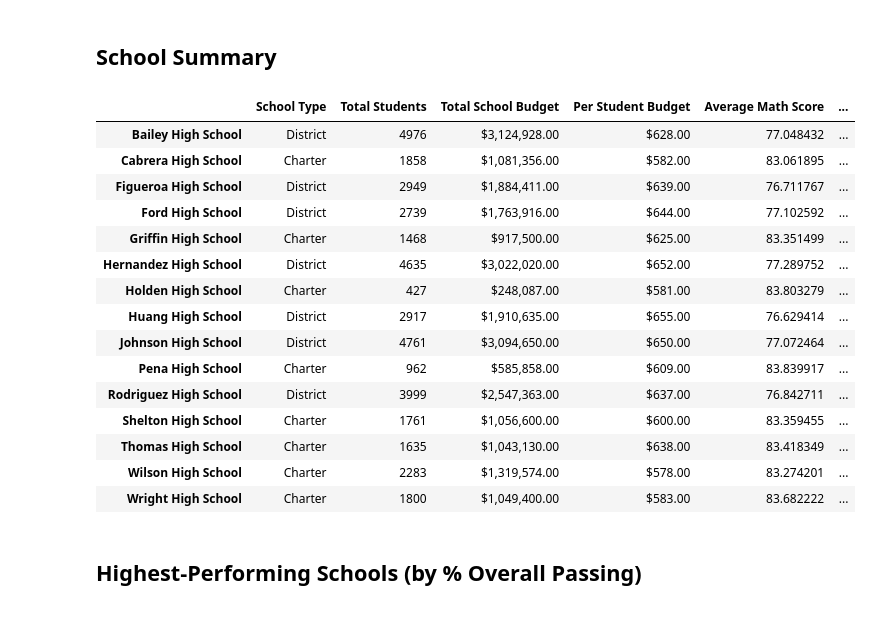
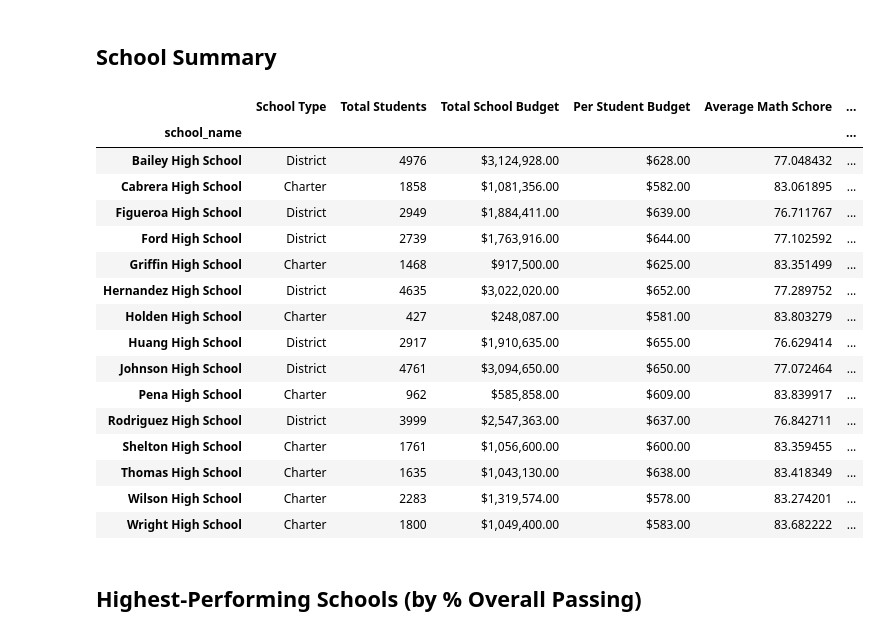
Before and after one commit to jonahkopp/pandas-challenge, a Jupyter notebook: PyCitySchools/PyCitySchools_starter.ipynb, the cells around one changed output. Cells and saved outputs as stored; diff of their text form; code cells hidden in the pictures.

Commit message:
School level analysis coding complete

```diff
--- a/PyCitySchools/PyCitySchools_starter.ipynb
+++ b/PyCitySchools/PyCitySchools_starter.ipynb
@@ -113,19 +116,19 @@ per_school_counts =
 # %%
 # Calculate the total school budget and per capita spending per school
-per_school_budget =
-per_school_capita =
+per_school_budget = school_group["budget"].first()
+per_school_capita = per_school_budget/per_school_counts
 # %%
 # Calculate the average test scores per school
-per_school_math =
-per_school_reading =
+per_school_math = school_group["math_score"].mean()
+per_school_reading = school_group["reading_score"].mean()
 # %%
 # Calculate the number of students per school with math scores of 70 or higher
-students_passing_math =
-school_students_passing_math =
+students_passing_math = school_data_complete[(school_data_complete["math_score"] >= 70)]["Student ID"].count()
+school_students_passing_math = school_data_complete[(school_data_complete["math_score"] >= 70)].groupby("school_name")["Student ID"].count()
 # %%
 # Calculate the number of students per school with reading scores of 70 or higher
-students_passing_reading =
-school_students_passing_reading =
+students_passing_reading = school_data_complete[(school_data_complete["reading_score"] >= 70)]["Student ID"].count()
+school_students_passing_reading = school_data_complete[(school_data_complete["reading_score"] >= 70)].groupby("school_name")["Student ID"].count()
 # %%
 # Use the provided code to calculate the number of students per school that passed both math and reading with scores of 70 or higher
 students_passing_math_and_reading = school_data_complete[
@@ -139,16 +142,25 @@ per_school_passing_reading = school_students_passing_reading / per_school_counts
 overall_passing_rate = school_students_passing_math_and_reading / per_school_counts * 100
 # %%
 # Create a DataFrame called `per_school_summary` with columns for the calculations above.
-per_school_summary =
+per_school_summary = pd.DataFrame({"School Type":school_types,
+                                   "Total Students":per_school_counts,
+                                   "Total School Budget":per_school_budget,
+                                   "Per Student Budget":per_school_capita,
+                                   "Average Math Schore":per_school_math,
+                                   "Average Reading Score":per_school_reading,
+                                   "% Passing Math":per_school_passing_math,
+                                   "% Passing Reading":per_school_passing_reading,
+                                   "% Overall Passing":overall_passing_rate})
 
 # Formatting
 per_school_summary["Total School Budget"] = per_school_summary["Total School Budget"].map("${:,.2f}".format)
 per_school_summary["Per Student Budget"] = per_school_summary["Per Student Budget"].map("${:,.2f}".format)
 
 # Display the DataFrame
 per_school_summary
 # %% [output]
-|  | School Type | Total Students | Total School Budget | Per Student Budget | Average Math Score | ... |
+|  | School Type | Total Students | Total School Budget | Per Student Budget | Average Math Schore | ... |
+| school_name |  |  |  |  |  | ... |
 | Bailey High School | District | 4976 | $3,124,928.00 | $628.00 | 77.048432 | ... |
 | Cabrera High School | Charter | 1858 | $1,081,356.00 | $582.00 | 83.061895 | ... |
 | Figueroa High School | District | 2949 | $1,884,411.00 | $639.00 | 76.711767 | ... |
```
Also changed, not shown: parts of 3 cells of this notebook.
